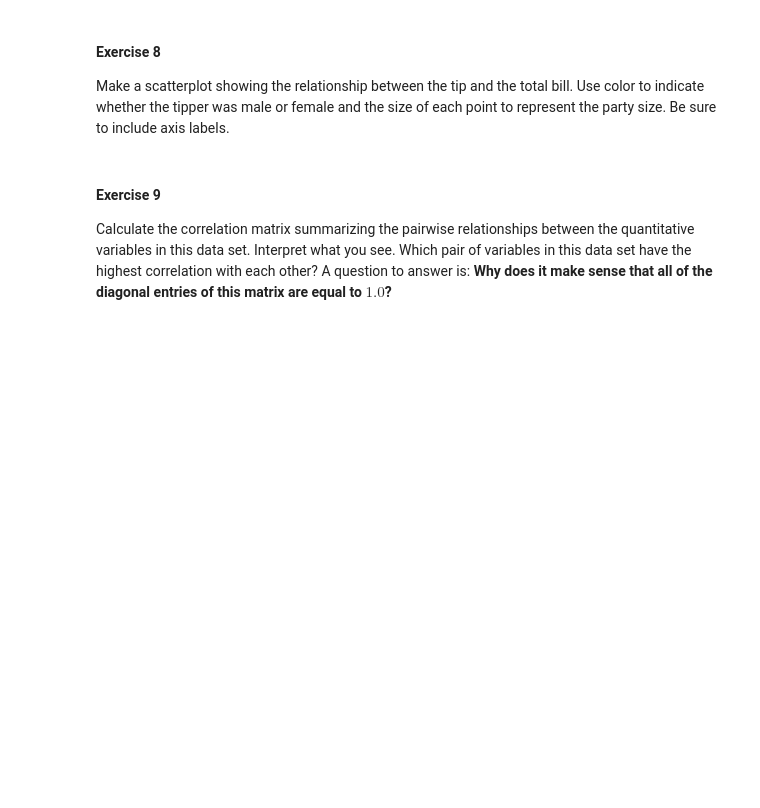
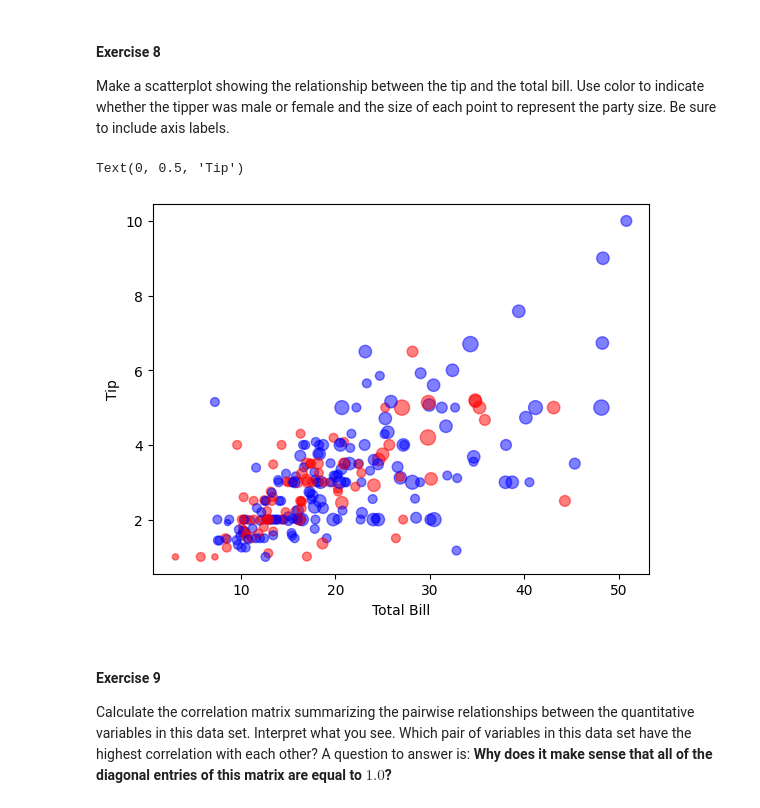
Before and after one commit to RndhS/CMPS-3160---Intro-to-Data-Science, a Jupyter notebook: _labs/Lab06/Lab06.ipynb, the cells around one changed output. Cells and saved outputs as stored; diff of their text form; code cells hidden in the pictures; blank space fills up the shorter version.

```diff
--- a/_labs/Lab06/Lab06.ipynb
+++ b/_labs/Lab06/Lab06.ipynb
@@ -727,3 +726,17 @@ dtype: int64
+# %%
+# ENTER YOUR CODE HERE
+colors = tips_df["sex"].map({"Female":"red", "Male":"blue"})
+
+tips_df.plot.scatter(
+    x="total_bill",
+    y="tip", c=colors,
+    s=tips_df["size"] * 20,
+    alpha=0.5)
+plt.xlabel("Total Bill")
+plt.ylabel("Tip")
+# %% [output]
+Text(0, 0.5, 'Tip')
+[figure, added]
 # %% [markdown]
 #### Exercise 9
 
```
Also changed, not shown: parts of 2 cells of this notebook.
